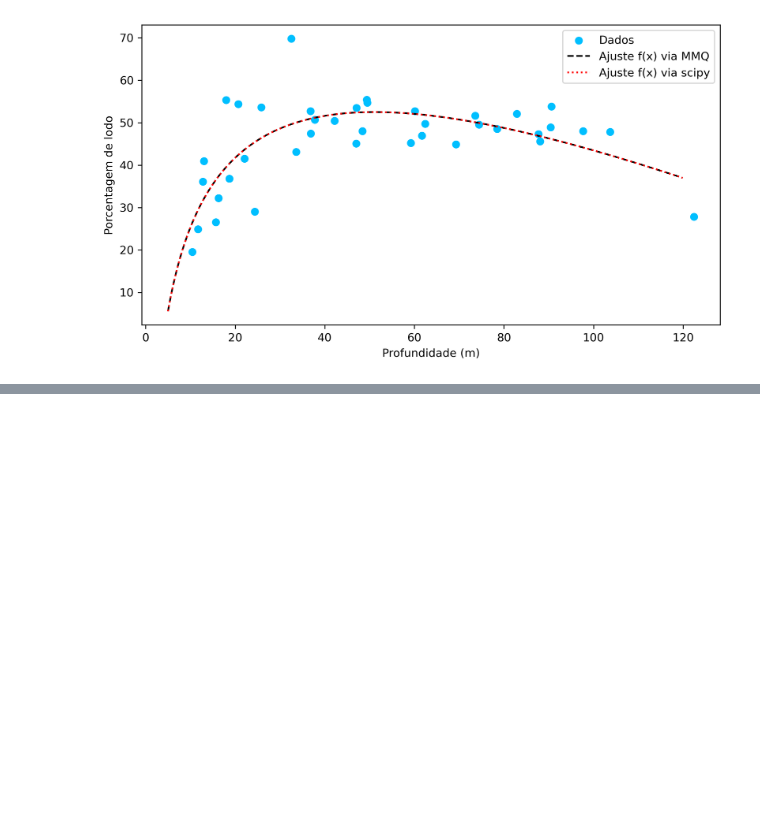
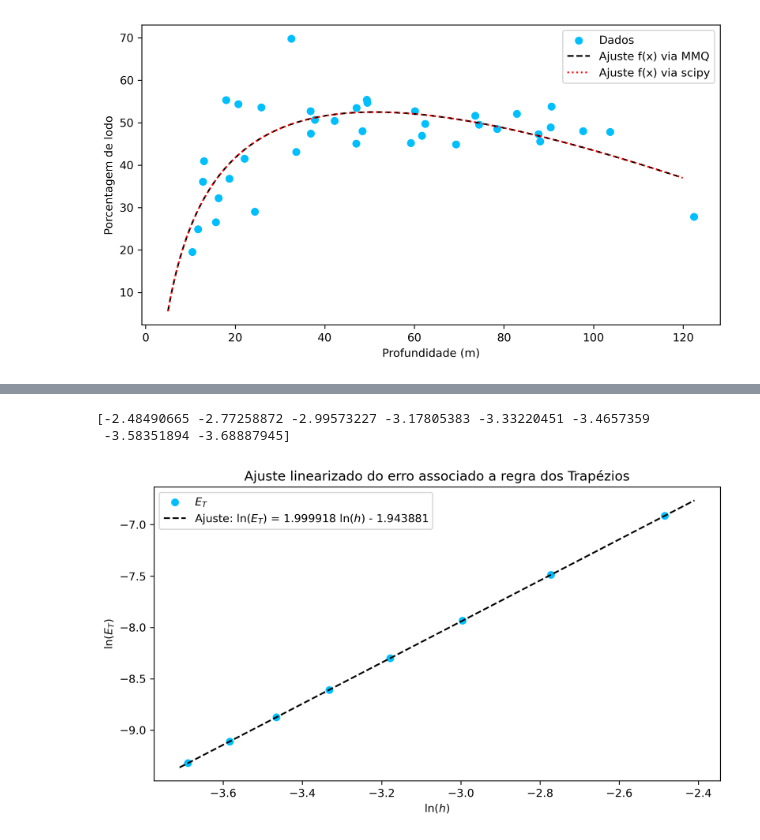
Before and after one commit to viniciusrocca/College_Codes, a Jupyter notebook: Lista2_CalcNum.ipynb, the cells around one changed output, grey strips where cells are left out. Drawn from its saved outputs; the diff is of its cells as text; code cells hidden in the pictures; blank space fills up the shorter version.

```diff
--- a/Lista2_CalcNum.ipynb
+++ b/Lista2_CalcNum.ipynb
@@ -155,0 +216,15 @@ plt.show()
+# %%
+#Dados
+
+a = 0
+b = 1
+s = 3
+k = 2
+m = s * (2**k)
+h_0 = (b-a)/m
+
+t_h = ['T(x*h)']
+index = ['x']
+for i in range(0,k+1):
+    index.append(2 ** i)
+    t_h.append(trapezoidal_rule(a,b,int(m/(2**i)),exp))
@@ -155,0 +348,17 @@ plt.show()
+# %%
+#Calculando o log10 das grandezas envolvidas
+log_h = np.log(h_2[1:])
+log_E_T = np.log(t_error[1:])
+log_E_R = np.log(r_error[1:])
+
+funcs2 = [cte_1,x_func]
+
+#Calculando o ajuste para o método dos trapézios
+coef_matT = coef_matrix(log_h,2,funcs2)
+equal_vecT = equal_vector(log_h,log_E_T,2,funcs2)
+alphaT = eliminacaoGauss(coef_matT, equal_vecT, 2)
+
+#Calculando o ajuste para o método de Romberg
+coef_matR = coef_matrix(log_h,2,funcs2)
+equal_vecR = equal_vector(log_h,log_E_R,2,funcs2)
+alphaR = eliminacaoGauss(coef_matR, equal_vecR, 2)
@@ -155,0 +375,17 @@ plt.show()
+# %%
+print(log_h)
+# %% [output]
+[-2.48490665 -2.77258872 -2.99573227 -3.17805383 -3.33220451 -3.4657359
+ -3.58351894 -3.68887945]
+# %%
+plt.figure(figsize = [9.2,4.9], dpi = 300)
+plt.scatter(log_h,log_E_T, color = 'deepskyblue', label = r'$E_T$')
+x_cont = np.arange(-3.71,-2.4,0.01)
+plt.plot(x_cont,f(x_cont,alphaT,cte_1,x_func), ls = '--', color = 'black', label =  "Ajuste: $\ln(E_T)$ = %.6f $\ln(h)$ - %.6f" % (alphaT[1],abs(alphaT[0])))
+plt.xlabel(r'$\ln(h)$')
+plt.ylabel(r'$\ln(E_T)$')
+plt.title('Ajuste linearizado do erro associado a regra dos Trapézios')
+plt.legend()
+plt.show()
+# %% [output]
+[figure, added]
```
Also changed, not shown: parts of 31 cells of this notebook.
